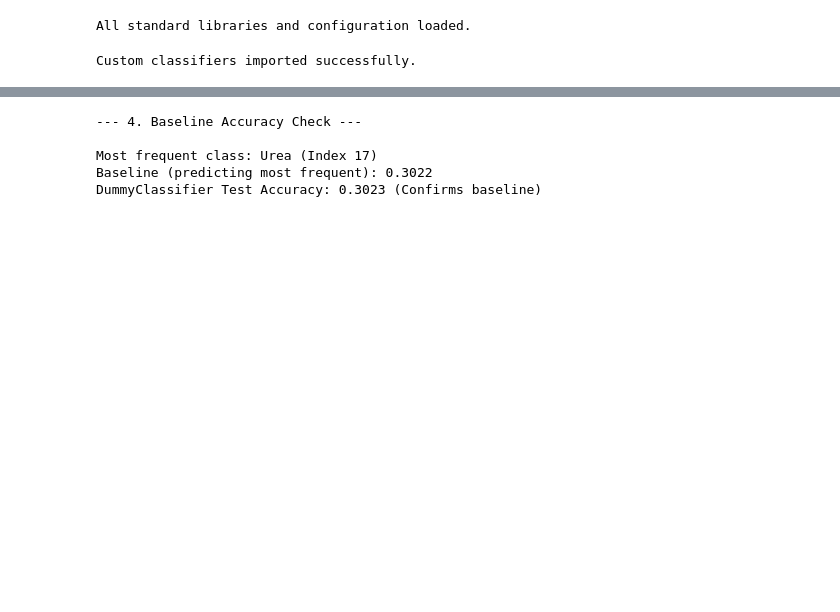
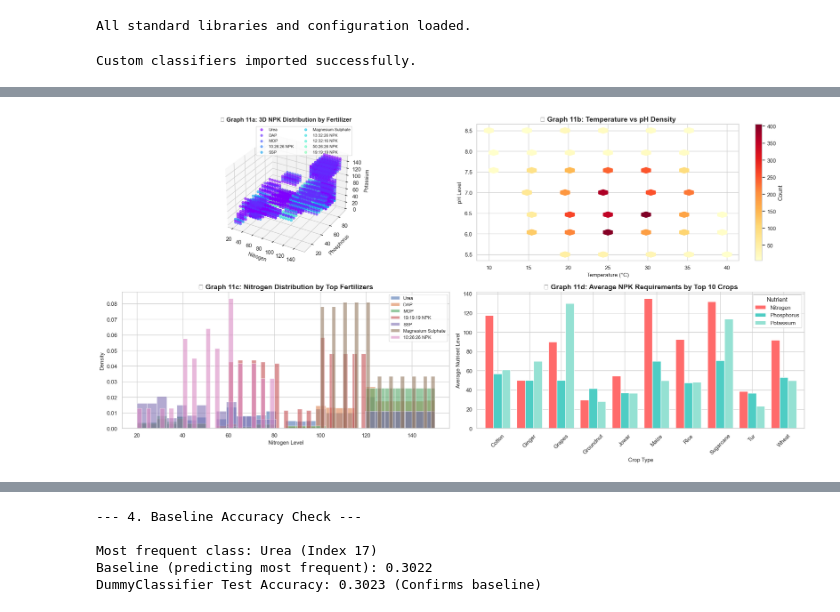
Before and after one commit to sukhmanichhabra/ml_project, a Jupyter notebook: model1.ipynb, the cells around one changed output, grey strips where cells are left out. Cells and saved outputs as stored; diff of their text form; code cells hidden in the pictures; blank space fills up the shorter version.

```diff
--- a/model1.ipynb
+++ b/model1.ipynb
@@ -95,0 +246,56 @@ plt.show()
+# %%
+# EDA 11: Advanced Multi-Feature Analysis
+fig = plt.figure(figsize=(20, 10))
+
+# 3D Scatter Plot: NPK with Fertilizer Type
+ax1 = fig.add_subplot(2, 2, 1, projection='3d')
+fertilizer_types = df_raw[TARGET_COL].unique()
+colors = plt.cm.rainbow(np.linspace(0, 1, len(fertilizer_types)))
+
+for fert_type, color in zip(fertilizer_types[:10], colors[:10]):  # Limit to 10 for clarity
+    mask = df_raw[TARGET_COL] == fert_type
+    ax1.scatter(df_raw[mask]['Nitrogen'],
+               df_raw[mask]['Phosphorus'],
+               df_raw[mask]['Potassium'],
+               c=[color], label=fert_type, alpha=0.6, s=20)
+
+ax1.set_xlabel('Nitrogen', fontsize=10)
+ax1.set_ylabel('Phosphorus', fontsize=10)
+ax1.set_zlabel('Potassium', fontsize=10)
+ax1.set_title('🎯 Graph 11a: 3D NPK Distribution by Fertilizer', fontsize=12, fontweight='bold')
+ax1.legend(loc='upper right', fontsize=8, ncol=2)
+
+# Hexbin plot: Temperature vs pH
+ax2 = fig.add_subplot(2, 2, 2)
+hexbin = ax2.hexbin(df_raw['Temperature'], df_raw['pH'], gridsize=25, cmap='YlOrRd', mincnt=1)
+ax2.set_title('🔥 Graph 11b: Temperature vs pH Density', fontsize=14, fontweight='bold')
+ax2.set_xlabel('Temperature (°C)', fontsize=11)
+ax2.set_ylabel('pH Level', fontsize=11)
+plt.colorbar(hexbin, ax=ax2, label='Count')
+
+# Ridgeline-style plot for Nitrogen by top fertilizers
+ax3 = fig.add_subplot(2, 2, 3)
+top_fertilizers = df_raw[TARGET_COL].value_counts().head(7).index
+for i, fert in enumerate(top_fertilizers):
+    data = df_raw[df_raw[TARGET_COL] == fert]['Nitrogen']
+    ax3.hist(data, bins=30, alpha=0.6, label=fert, density=True)
+ax3.set_title('📈 Graph 11c: Nitrogen Distribution by Top Fertilizers', fontsize=14, fontweight='bold')
+ax3.set_xlabel('Nitrogen Level', fontsize=11)
+ax3.set_ylabel('Density', fontsize=11)
+ax3.legend(fontsize=9)
+
+# Average nutrients by top crops
+ax4 = fig.add_subplot(2, 2, 4)
+top_crops = df_raw['Crop'].value_counts().head(10).index
+crop_nutrients = df_raw[df_raw['Crop'].isin(top_crops)].groupby('Crop')[['Nitrogen', 'Phosphorus', 'Potassium']].mean()
+crop_nutrients.plot(kind='bar', ax=ax4, width=0.8, color=['#FF6B6B', '#4ECDC4', '#95E1D3'])
+ax4.set_title('🌾 Graph 11d: Average NPK Requirements by Top 10 Crops', fontsize=14, fontweight='bold')
+ax4.set_xlabel('Crop Type', fontsize=11)
+ax4.set_ylabel('Average Nutrient Level', fontsize=11)
+ax4.tick_params(axis='x', rotation=45)
+ax4.legend(title='Nutrient')
+
+plt.tight_layout()
+plt.show()
+# %% [output]
+[figure, added]
```
Also changed, not shown: parts of 20 cells of this notebook, 3 other files.
